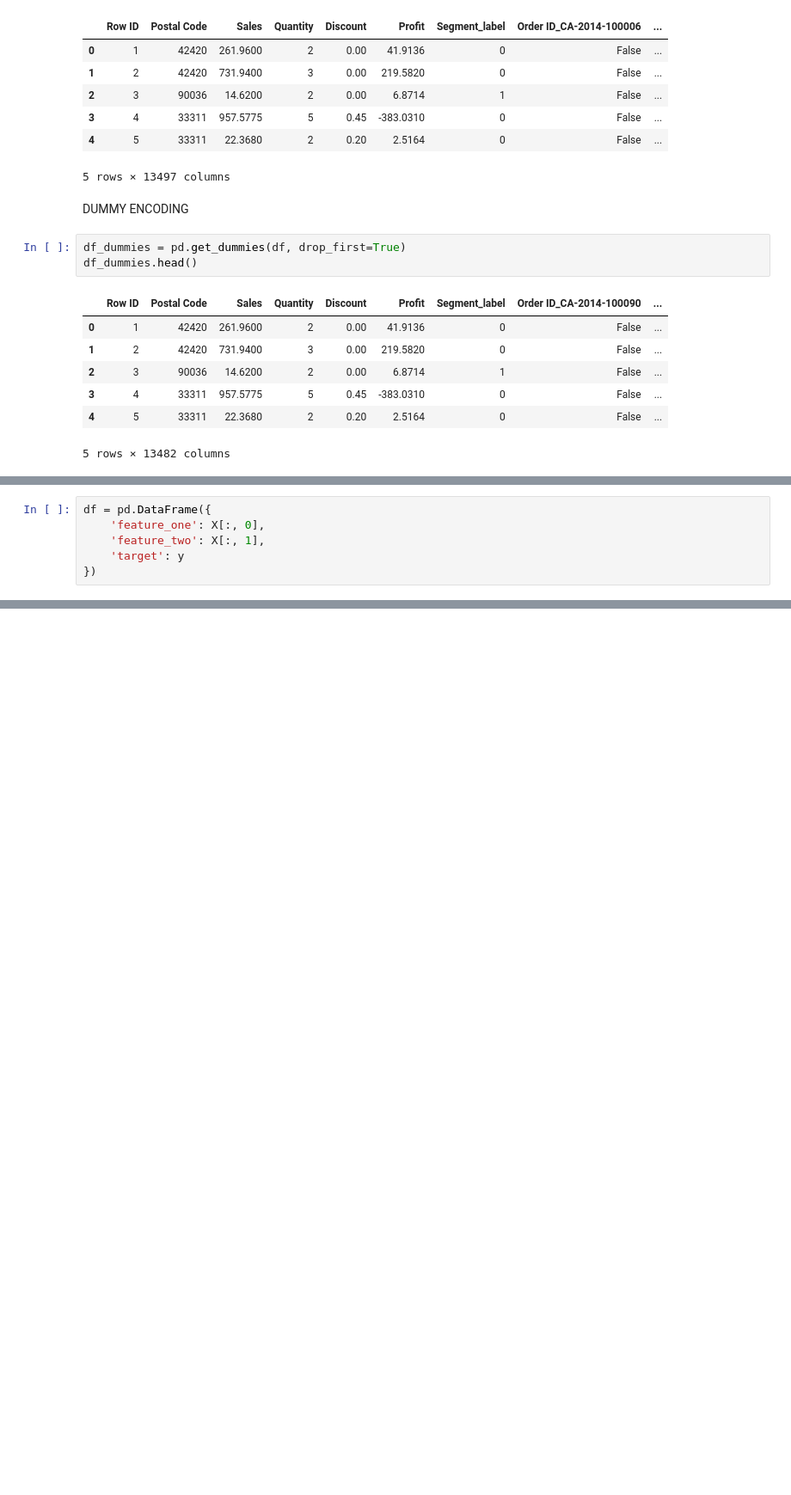
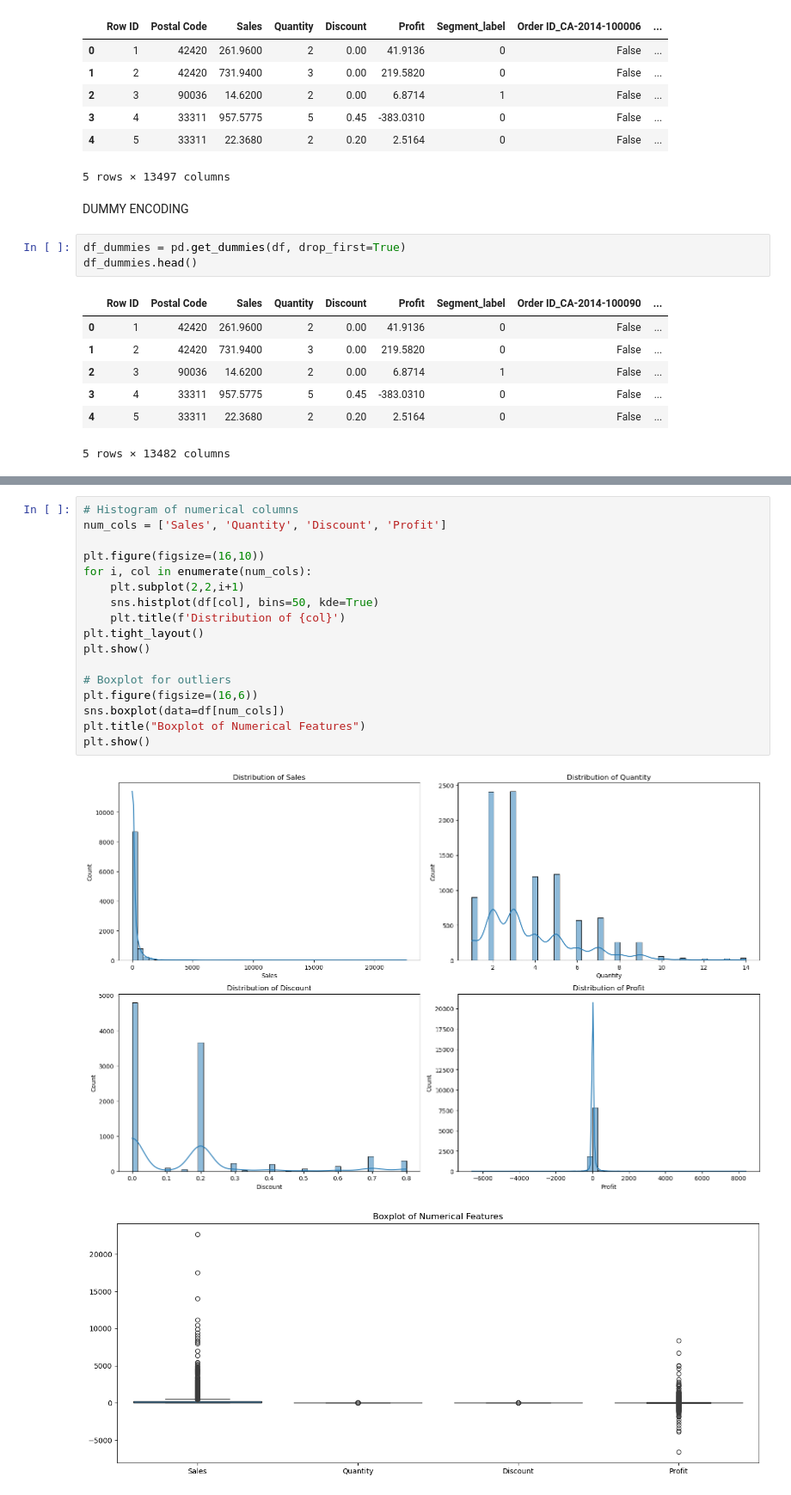
Before and after one commit to hassanh7n/EDA_Superstore, a Jupyter notebook: EDA_Superstore.ipynb, the cells around one changed output, grey strips where cells are left out. Shown at 86% size. Drawn from its saved outputs; the diff is of its cells as text; blank space fills up the shorter version.

```diff
--- a/EDA_Superstore.ipynb
+++ b/EDA_Superstore.ipynb
@@ -105,6 +94,0 @@ X, y = make_regression(n_samples=100, n_features=2, n_informative=2, n_targets=1
-# %%
-df = pd.DataFrame({
-    'feature_one': X[:, 0],
-    'feature_two': X[:, 1],
-    'target': y
-})
@@ -165,0 +107,20 @@ R2 Score: 0.8000963197618641
+# %%
+# Histogram of numerical columns
+num_cols = ['Sales', 'Quantity', 'Discount', 'Profit']
+
+plt.figure(figsize=(16,10))
+for i, col in enumerate(num_cols):
+    plt.subplot(2,2,i+1)
+    sns.histplot(df[col], bins=50, kde=True)
+    plt.title(f'Distribution of {col}')
+plt.tight_layout()
+plt.show()
+
+# Boxplot for outliers
+plt.figure(figsize=(16,6))
+sns.boxplot(data=df[num_cols])
+plt.title("Boxplot of Numerical Features")
+plt.show()
+# %% [output]
+[figure, added]
+[figure, added]
```
Also changed, not shown: parts of 24 cells of this notebook, 1 other file.
